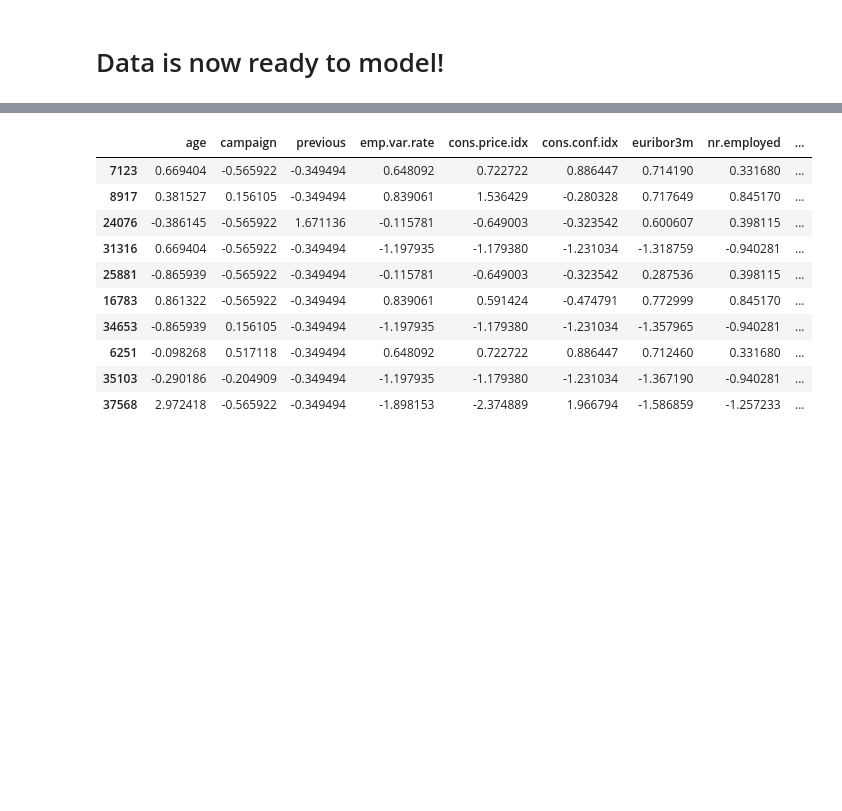
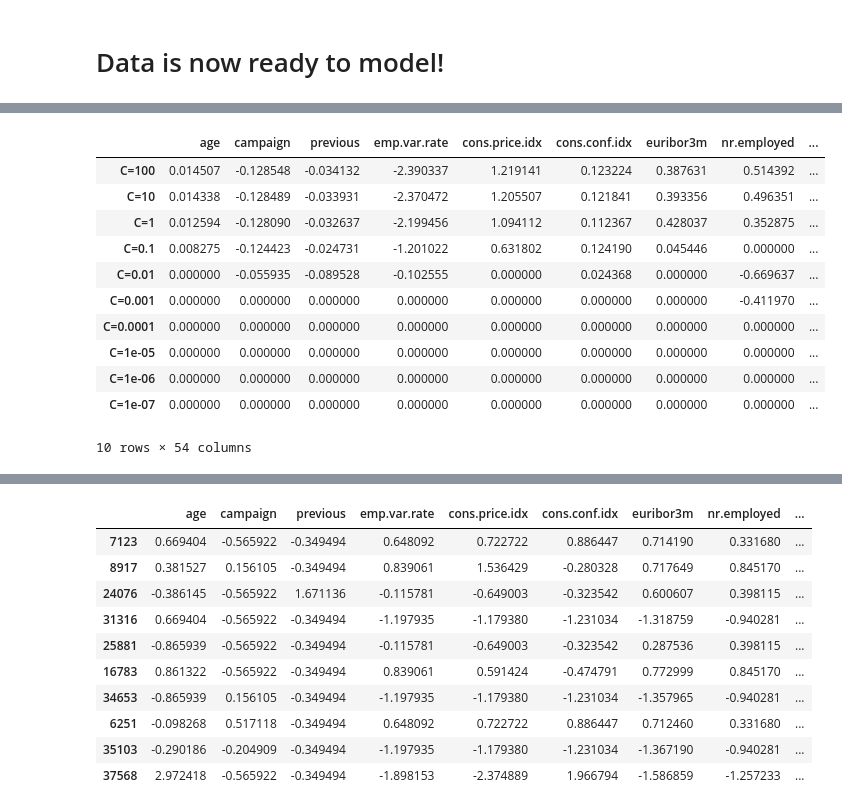
Before and after one commit to DrewAsh13/Erdos-2023_Project, a Jupyter notebook: Erdos_Project/Bank_Data_III.ipynb, the cells around one changed output, grey strips where cells are left out. Cells and saved outputs as stored; diff of their text form; code cells hidden in the pictures; blank space fills up the shorter version.

Commit message:
Add files via upload
Added logistic model, Knn (5), decision tree, and random forest model.

```diff
--- a/Erdos_Project/Bank_Data_III.ipynb
+++ b/Erdos_Project/Bank_Data_III.ipynb
@@ -410,2 +494,33 @@ bank_train, bank_test = train_test_split(bank_clean_ready_scaled.copy(),
+# %%
+Cs = [100,10,1,.1,.01,.001,.0001,.00001,.000001,.0000001]
+
+coefs = np.zeros((len(Cs), 54))
+
+i = 0
+for C in Cs:
+    log_reg = LogisticRegression(penalty='l1',C=C,solver='liblinear')
+    log_reg.fit(bank_train.drop(['y'], axis = 1), bank_train['y'])
+
+    coefs[i,:] = log_reg.coef_
+    i = i + 1
+# %%
+log_reg_coef = pd.DataFrame(coefs,
+             index=["C="+str(C) for C in Cs],
+             columns = bank_train.drop(['y'], axis = 1).columns.tolist()).round(6)
+# %%
+log_reg_coef
+# %% [output]
+|  | age | campaign | previous | emp.var.rate | cons.price.idx | cons.conf.idx | euribor3m | nr.employed | ... |
+| C=100 | 0.014507 | -0.128548 | -0.034132 | -2.390337 | 1.219141 | 0.123224 | 0.387631 | 0.514392 | ... |
+| C=10 | 0.014338 | -0.128489 | -0.033931 | -2.370472 | 1.205507 | 0.121841 | 0.393356 | 0.496351 | ... |
+| C=1 | 0.012594 | -0.128090 | -0.032637 | -2.199456 | 1.094112 | 0.112367 | 0.428037 | 0.352875 | ... |
+| C=0.1 | 0.008275 | -0.124423 | -0.024731 | -1.201022 | 0.631802 | 0.124190 | 0.045446 | 0.000000 | ... |
+| C=0.01 | 0.000000 | -0.055935 | -0.089528 | -0.102555 | 0.000000 | 0.024368 | 0.000000 | -0.669637 | ... |
+| C=0.001 | 0.000000 | 0.000000 | 0.000000 | 0.000000 | 0.000000 | 0.000000 | 0.000000 | -0.411970 | ... |
+| C=0.0001 | 0.000000 | 0.000000 | 0.000000 | 0.000000 | 0.000000 | 0.000000 | 0.000000 | 0.000000 | ... |
+| C=1e-05 | 0.000000 | 0.000000 | 0.000000 | 0.000000 | 0.000000 | 0.000000 | 0.000000 | 0.000000 | ... |
+| C=1e-06 | 0.000000 | 0.000000 | 0.000000 | 0.000000 | 0.000000 | 0.000000 | 0.000000 | 0.000000 | ... |
+| C=1e-07 | 0.000000 | 0.000000 | 0.000000 | 0.000000 | 0.000000 | 0.000000 | 0.000000 | 0.000000 | ... |
+10 rows × 54 columns
 # %%
 log_reg = LogisticRegression()
```
Also changed, not shown: parts of 45 cells of this notebook.
